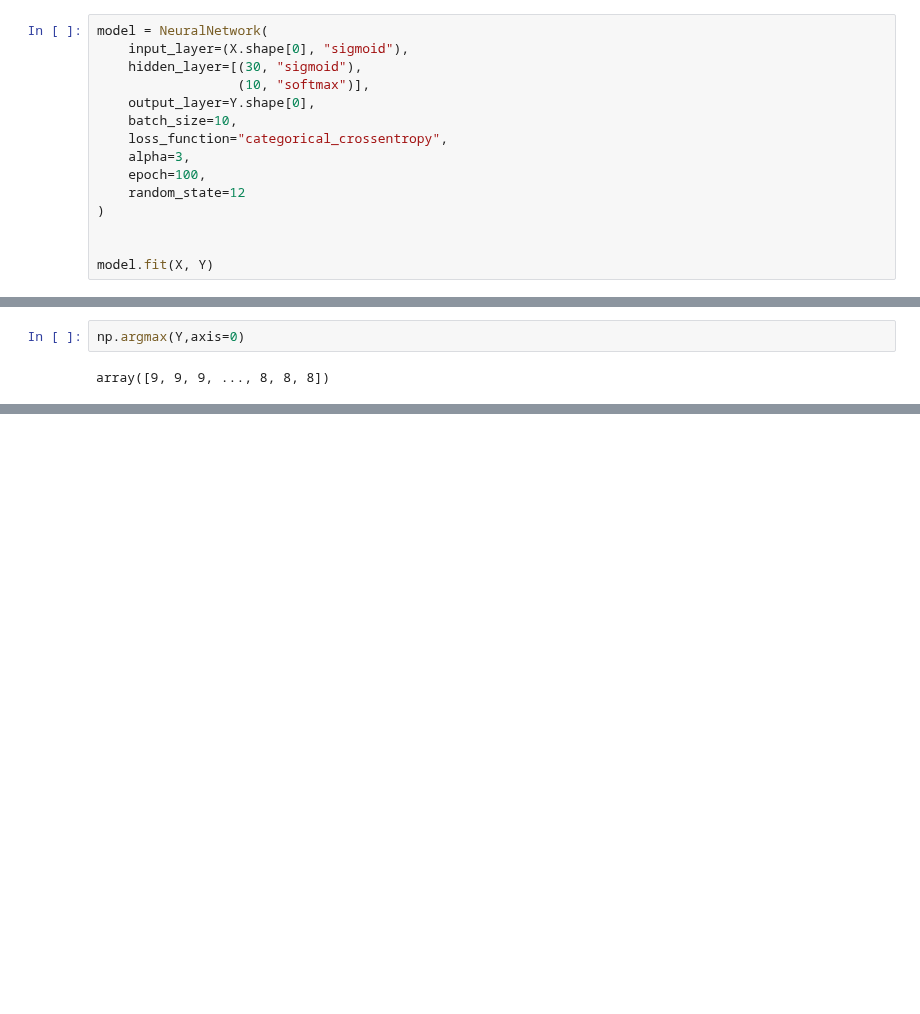
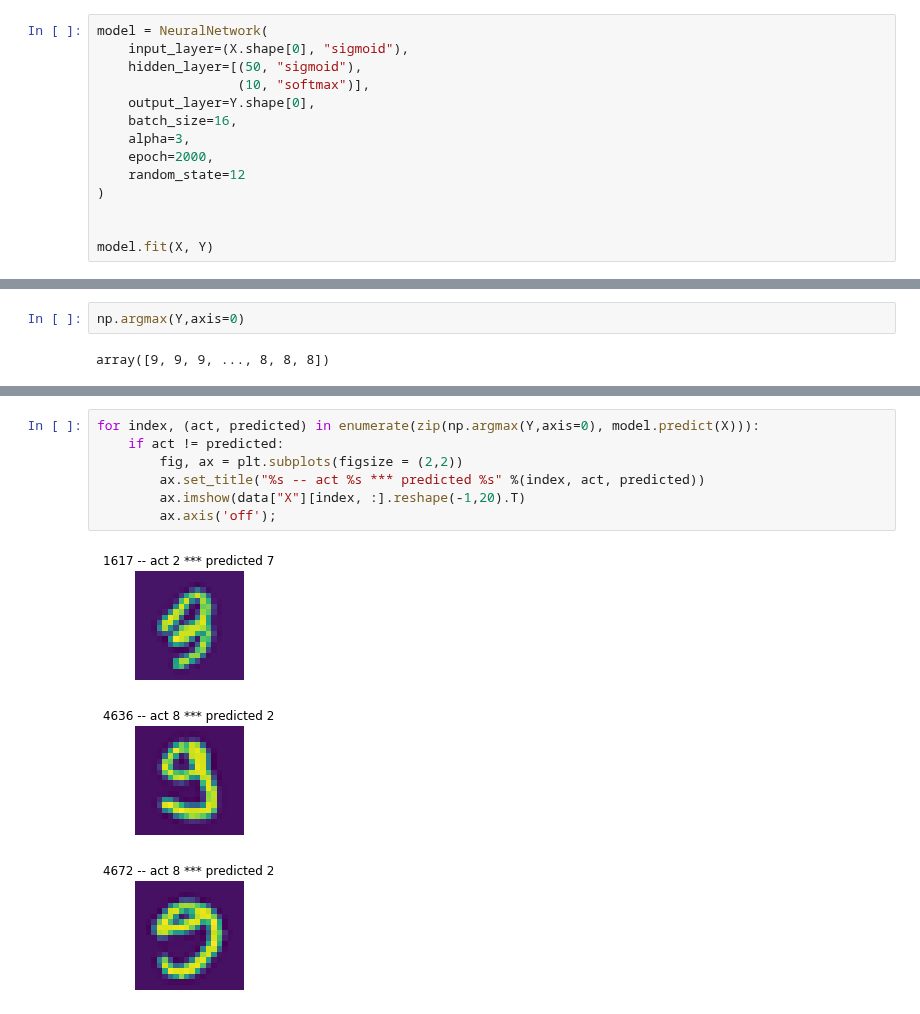
Before and after one commit to mcagriardic/Andrew-NG-Coursera, a Jupyter notebook: ex4/NeuralNetwork_class.ipynb, the cells around one changed output, grey strips where cells are left out. Drawn from its saved outputs; the diff is of its cells as text; blank space fills up the shorter version.

```diff
--- a/ex4/NeuralNetwork_class.ipynb
+++ b/ex4/NeuralNetwork_class.ipynb
@@ -605,13 +580,12 @@ ax.axis('off');
 # %%
 model = NeuralNetwork(
     input_layer=(X.shape[0], "sigmoid"),
-    hidden_layer=[(30, "sigmoid"),
+    hidden_layer=[(50, "sigmoid"),
                   (10, "softmax")],
     output_layer=Y.shape[0],
-    batch_size=10,
-    loss_function="categorical_crossentropy",
+    batch_size=16,
     alpha=3,
-    epoch=100,
+    epoch=2000,
     random_state=12
 )
 
@@ -646,0 +624,11 @@ np.sum(model.predict(X)  == np.argmax(Y,axis=0))
+# %%
+for index, (act, predicted) in enumerate(zip(np.argmax(Y,axis=0), model.predict(X))):
+    if act != predicted:
+        fig, ax = plt.subplots(figsize = (2,2))
+        ax.set_title("%s -- act %s *** predicted %s" %(index, act, predicted))
+        ax.imshow(data["X"][index, :].reshape(-1,20).T)
+        ax.axis('off');
+# %% [output]
+[figure, added]
+[figure, added]
+[figure, added]
```
Also changed, not shown: parts of 19 cells of this notebook, 1 other file.
